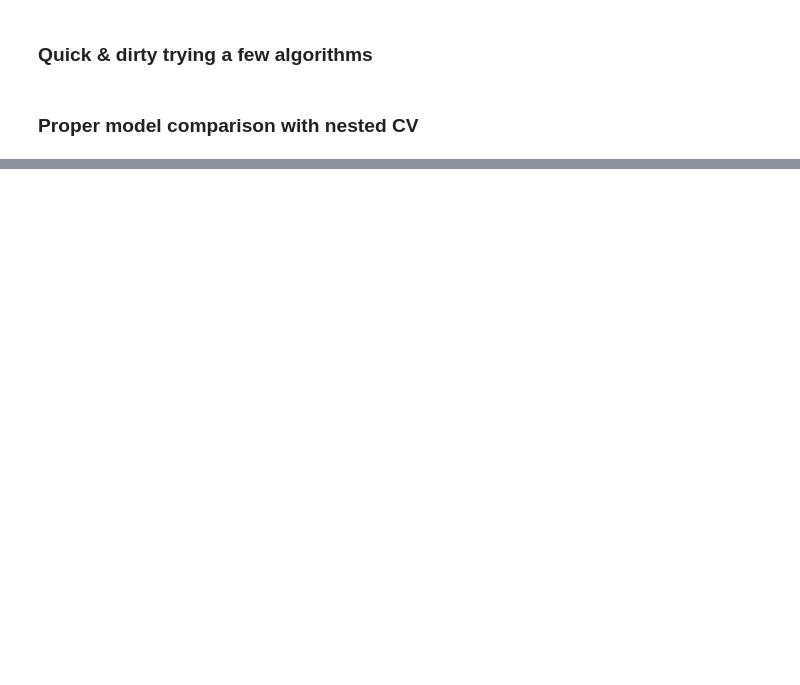
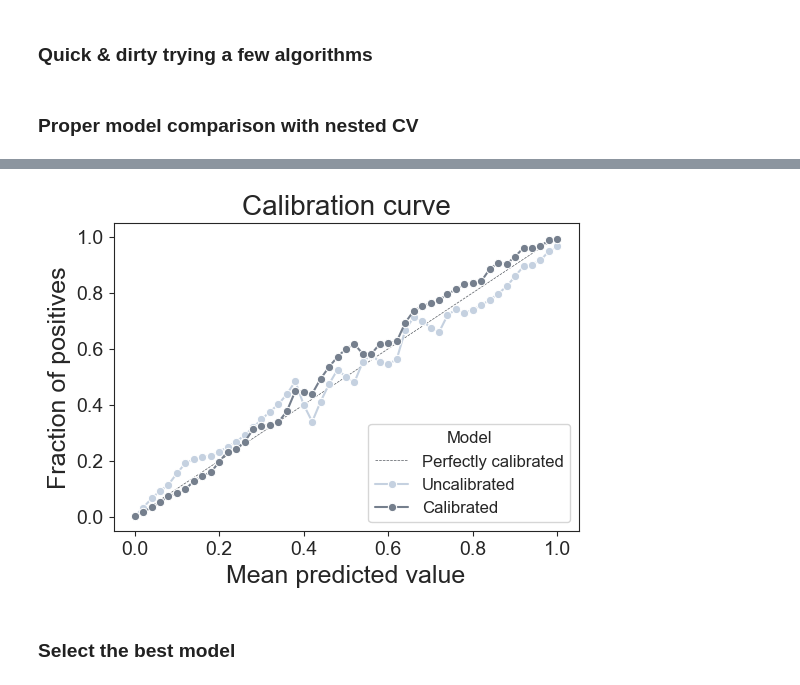
Before and after one commit to vlada-rozova/self-harm-triage-notes, a Jupyter notebook: notebooks/5a-selfharm-classifier.ipynb, the cells around one changed output, grey strips where cells are left out. Drawn from its saved outputs; the diff is of its cells as text; code cells hidden in the pictures; blank space fills up the shorter version.

```diff
--- a/notebooks/5a-selfharm-classifier.ipynb
+++ b/notebooks/5a-selfharm-classifier.ipynb
@@ -93,9 +114,0 @@ if undersample:
-# %%
-# Rename label column
-df.rename(columns={label: 'y'}, inplace=True)
-
-# Define features and labels
-X = df[features]
-y = df.y.cat.codes
-
-df.y.value_counts(normalize=True).sort_index().round(4)*100
@@ -112,20 +118,3 @@ ___
-# %%
-# Fit vectorizer to the full development set
-vectorizer = get_vectorizer(vectorizer_mode, params)
-vectorizer.fit(X,y)
-print("Vectorizer selected %d features." % vectorizer.df_features.shape[0])
-
-# Save the vectorizer
-with open(models_dir / (dev_data_filename + "_vectorizer.pickle"), 'wb') as f:
-    pickle.dump(vectorizer, f)
-
-# List selected features
-selected_features = vectorizer.df_features.feature.tolist() #vectorizer.vectorizer.get_feature_names_out()
-print(len(selected_features))
-
-# Write the list of selected features
-with open(models_dir / (dev_data_filename + "_selected_fts.txt"), 'w') as f:
-    f.writelines('\n'.join(selected_features))
 # %% [markdown]
 ### Quick & dirty trying a few algorithms
 # %%
@@ -272,0 +323,6 @@ plot_diagnostic_curves(df.set_index('val_fold').y, y_proba, palette=palette, res
+# %%
+# Calculate performance scores
+score_cv(tuned_model, X, y.cat.codes, groups, len(y.cat.categories), cv=cv)
+
+# Make predictions for each CV fold
+y_proba = predict_cv(tuned_model, X, y.cat.codes, groups, cv=cv)
@@ -309,0 +353,3 @@ best_model = calibrated_model
+# %%
+# Calibrate the model
+tuned_model_calibrated, y_proba_calibrated = calibrate_cv(tuned_model, X, y, groups, cv=cv, method='isotonic', ensemble=True)
@@ -309,0 +374,9 @@ best_model = calibrated_model
+# %%
+# Calculate calibration curves for the uncalibrated and calibrated versions of the model
+calibration_curves = prepare_calibration_curve(y, y_proba, y_proba_calibrated)
+# Plot calibration curves to compare the uncalibrate and calibrated vesions of the model
+plot_calibration_curve(calibration_curves, palette=['#C5D1E0', '#757F8D'], results_dir=results_dir, filename=dev_data_filename + "comparison")
+# %% [output]
+[figure, added]
+# %% [markdown]
+### Select the best model
```
Also changed, not shown: parts of 66 cells of this notebook.
